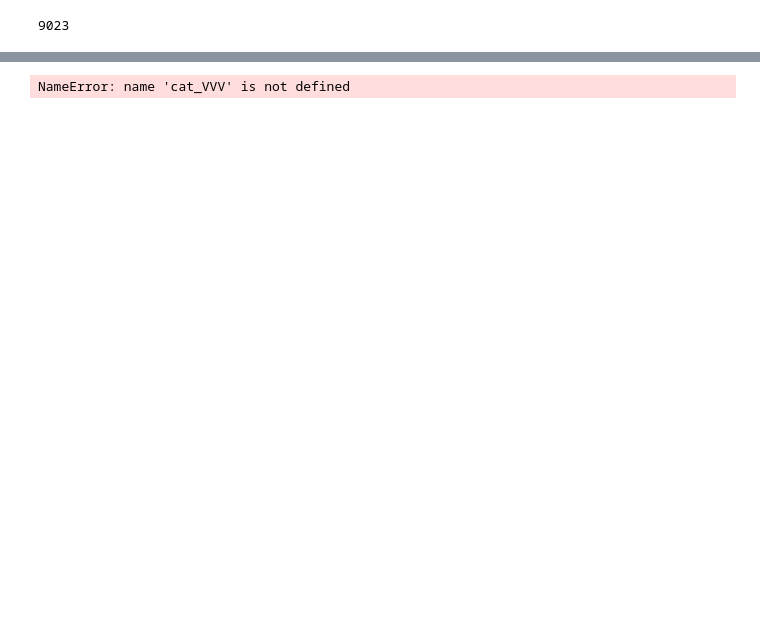
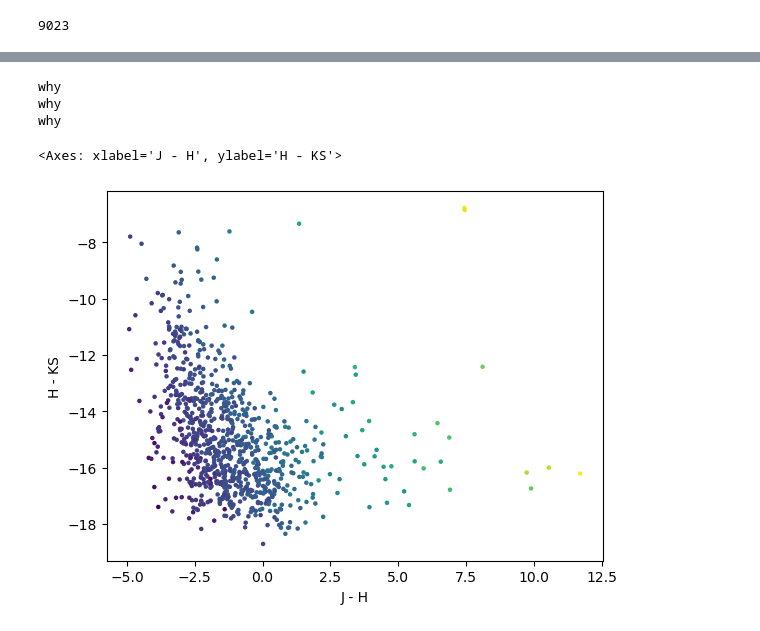
Before and after one commit to SpacialTree/lactea-filament, a Jupyter notebook: lactea-filament/notebooks/filament_VVV.ipynb, the cells around one changed output, grey strips where cells are left out. Cells and saved outputs as stored; diff of their text form; code cells hidden in the pictures; blank space fills up the shorter version.

```diff
--- a/lactea-filament/notebooks/filament_VVV.ipynb
+++ b/lactea-filament/notebooks/filament_VVV.ipynb
@@ -86,12 +96,18 @@ ax.scatter(cat_VVV['RAJ2000'], cat_VVV['DEJ2000'], transform=ax.get_transform('w
 # %%
-color1 = cat_VVV['J1ap1'] - cat_VVV['H1ap1']
-color2 = cat_VVV['H1ap1'] - cat_VVV['Ks1ap1']
+#color1 = cat_VVV['J1ap1'] - cat_VVV['H1ap1']
+#color2 = cat_VVV['H1ap1'] - cat_VVV['Ks1ap1']
+#
+#plt.figure()
+#plt.scatter(color, mag)
+#
+#plt.gca().invert_yaxis()
+#plt.xlabel('J-H')
+#plt.ylabel('H')
 
-plt.figure()
-plt.scatter(color, mag)
-
-plt.gca().invert_yaxis()
-plt.ylabel('H')
-plt.xlabel('J-H')
+catalog_VVV.plot_CCD('J', 'H', 'H', 'Ks', s=5, c=catalog_VVV.color('J', 'Z'), cmap='viridis')
 # %% [output]
-NameError: name 'cat_VVV' is not defined
+why
+why
+why
+<Axes: xlabel='J - H', ylabel='H - KS'>
+[figure, added]
```
Also changed, not shown: parts of 10 cells of this notebook.
